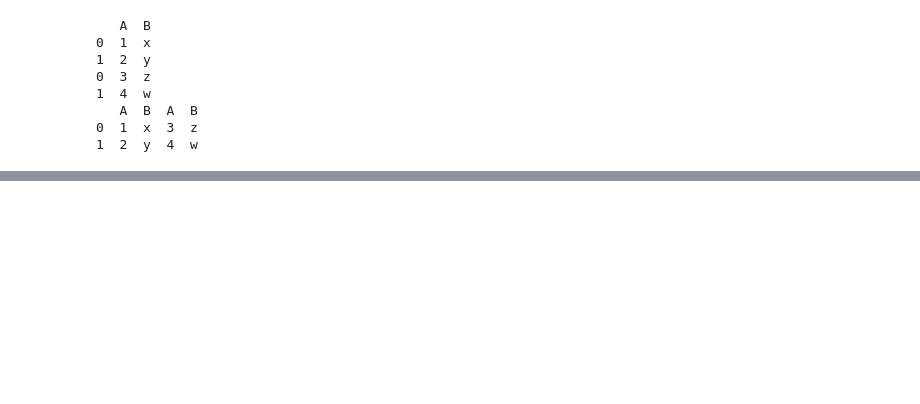
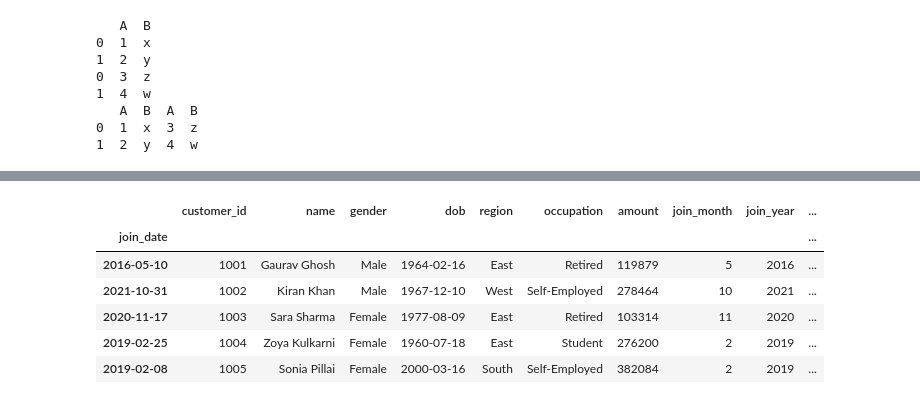
Before and after one commit to Sujay-Muramalla/DS_C247_Project, a Jupyter notebook: DS_S11.ipynb, the cells around one changed output, grey strips where cells are left out. Drawn from its saved outputs; the diff is of its cells as text; code cells hidden in the pictures; blank space fills up the shorter version.

```diff
--- a/DS_S11.ipynb
+++ b/DS_S11.ipynb
@@ -38,0 +201,2 @@ print (side_side)
+# %%
+pd.set_option('display.float_format','{:.0f}'.format)
@@ -38,0 +229,6 @@ print (side_side)
+# %%
+cust_data["join_date"]=pd.to_datetime(cust_data["join_date"])
+# %%
+cust_data["join_month"] = cust_data["join_date"].dt.month
+cust_data["join_year"] = cust_data["join_date"].dt.year
+cust_data["join_day"] = cust_data["join_date"].dt.day
@@ -38,0 +249,12 @@ print (side_side)
+# %%
+cust_data.set_index("join_date",inplace=True)
+# %%
+cust_data.head()
+# %% [output]
+|  | customer_id | name | gender | dob | region | occupation | amount | join_month | join_year | ... |
+| join_date |  |  |  |  |  |  |  |  |  | ... |
+| 2016-05-10 | 1001 | Gaurav Ghosh | Male | 1964-02-16 | East | Retired | 119879 | 5 | 2016 | ... |
+| 2021-10-31 | 1002 | Kiran Khan | Male | 1967-12-10 | West | Self-Employed | 278464 | 10 | 2021 | ... |
+| 2020-11-17 | 1003 | Sara Sharma | Female | 1977-08-09 | East | Retired | 103314 | 11 | 2020 | ... |
+| 2019-02-25 | 1004 | Zoya Kulkarni | Female | 1960-07-18 | East | Student | 276200 | 2 | 2019 | ... |
+| 2019-02-08 | 1005 | Sonia Pillai | Female | 2000-03-16 | South | Self-Employed | 382084 | 2 | 2019 | ... |
```
Also changed, not shown: parts of 31 cells of this notebook, 4 other files.
